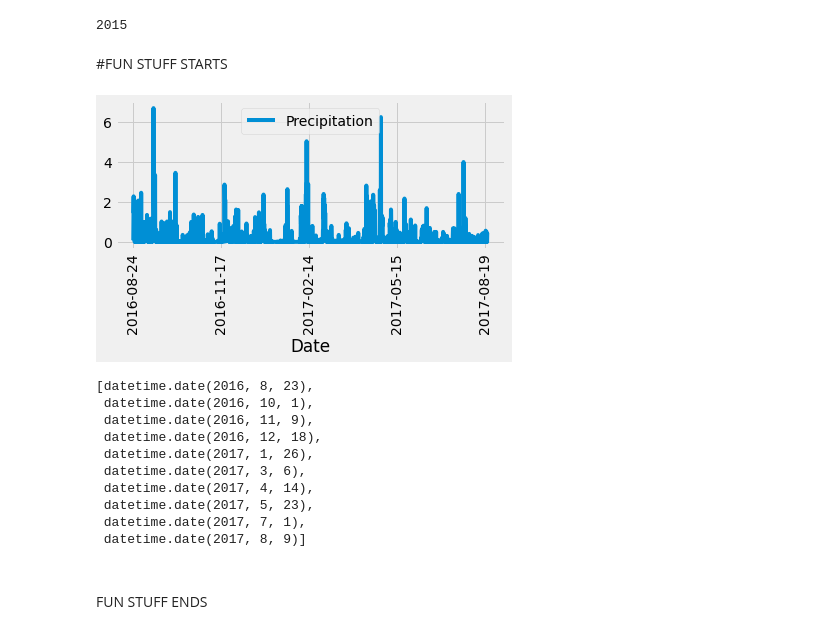
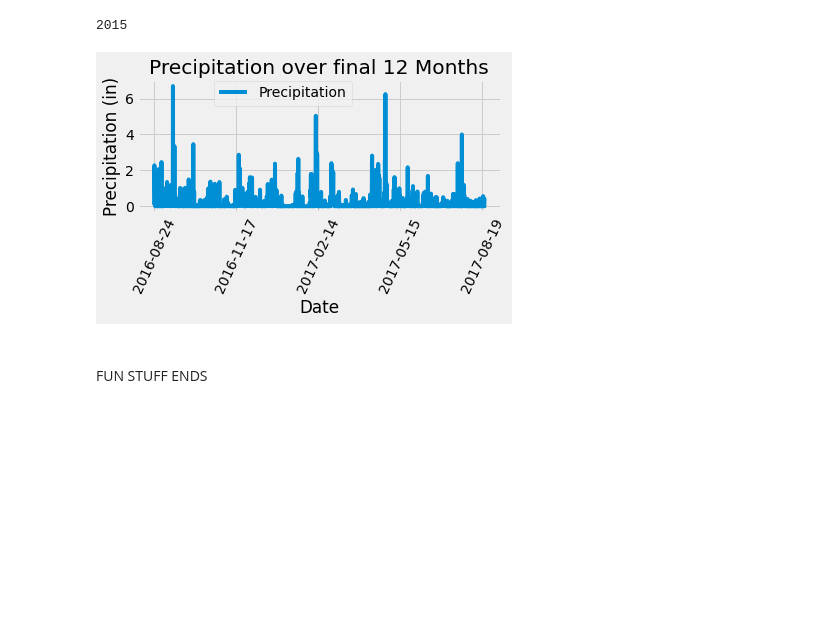
Before and after one commit to tward90/SQLAlchemy-Challenge, a Jupyter notebook: climate_starter.ipynb, the cells around one changed output. Saved outputs shown, nothing was run; the diff lists cells and outputs as text; code cells hidden in the pictures; blank space fills up the shorter version.

```diff
--- a/climate_starter.ipynb
+++ b/climate_starter.ipynb
@@ -144,5 +144,3 @@ prcp_df.dropna(inplace=True)
 len(prcp_df)
 # %% [output]
 2015
-# %% [markdown]
-#FUN STUFF STARTS
@@ -153,13 +146,0 @@ len(prcp_df)
-# %%
-# Use Pandas Plotting with Matplotlib to plot the data
-prcp_df.plot(rot=90)
-plt.xticks(np.arange(np.datetime64(first_date), np.datetime64(last_date), np.timedelta64(39, 'D'), dtype='datetime64[D]'))
-plt.tight_layout()
-plt.show()
-# months = mdates.MonthLocator()
-# x = np.arange(len(labels))
-# fig, ax = plt.subplots()
-# xpos = range(l, len(prcp_df)+1)
-# ax.bar()
-# %% [output]
-[figure, removed]
@@ -179,16 +147,13 @@ arr = numpy.array([base + datetime.timedelta(hours=i) for i in xrange(24)])
-# %%
-np.arange(np.datetime64(first_date), np.datetime64(last_date), np.timedelta64(39, 'D'), dtype='datetime64[D]')
-# %% [output]
-[datetime.date(2016, 8, 23),
- datetime.date(2016, 10, 1),
- datetime.date(2016, 11, 9),
- datetime.date(2016, 12, 18),
- datetime.date(2017, 1, 26),
- datetime.date(2017, 3, 6),
- datetime.date(2017, 4, 14),
- datetime.date(2017, 5, 23),
- datetime.date(2017, 7, 1),
- datetime.date(2017, 8, 9)]
+# %%
+# Use Pandas Plotting with Matplotlib to plot the data
+prcp_df.plot(rot=65)
+plt.title("Precipitation over final 12 Months")
+plt.ylabel("Precipitation (in)")
+plt.legend(loc='center', bbox_to_anchor = (0.4, 0.9))
+plt.tight_layout()
+plt.show()
+# %% [output]
+[figure, added]
 # %% [markdown]
 #
 FUN STUFF ENDS
```
Also changed, not shown: parts of 4 cells of this notebook.
